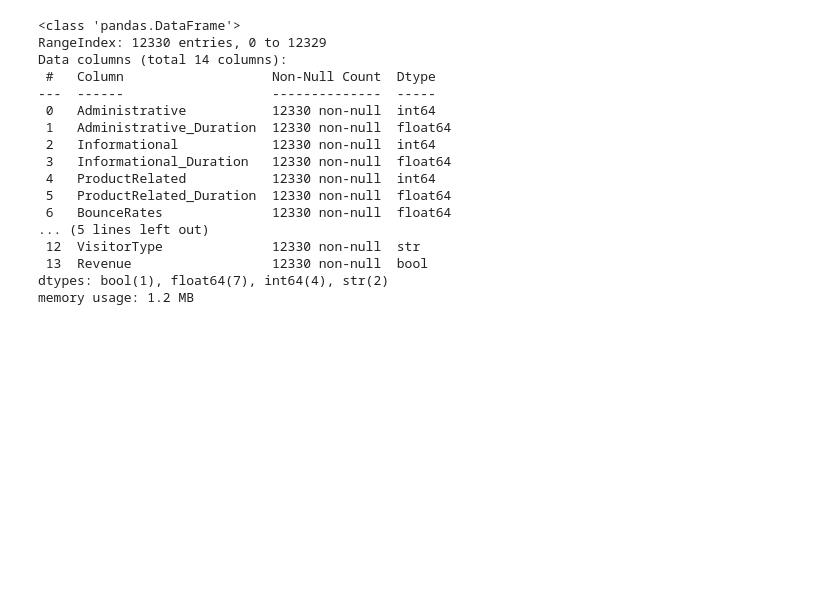
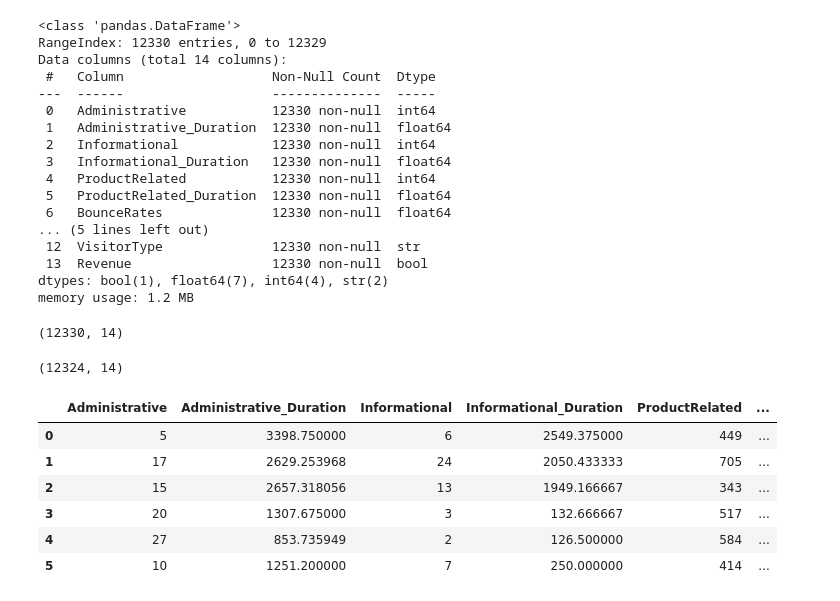
Before and after one commit to AnnaMalaschenko/Ecommerce-Shopper-Behavior, a Jupyter notebook: notebooks/preprocessing.ipynb, the cells around one changed output. Cells and saved outputs as stored; diff of their text form; code cells hidden in the pictures; blank space fills up the shorter version.

```diff
--- a/notebooks/preprocessing.ipynb
+++ b/notebooks/preprocessing.ipynb
@@ -24,3 +24,23 @@ Data columns (total 14 columns):
  13  Revenue                  12330 non-null  bool
 dtypes: bool(1), float64(7), int64(4), str(2)
 memory usage: 1.2 MB
+# %%
+df.shape
+# %% [output]
+(12330, 14)
+# %%
+df = df[~((df['Administrative'] + df['Informational'] + df['ProductRelated']) == 0)]
+df.shape
+# %% [output]
+(12324, 14)
+# %%
+df = df.sort_values('ProductRelated_Duration', ascending=False).reset_index(drop=True)
+df.head(6)
+# %% [output]
+|  | Administrative | Administrative_Duration | Informational | Informational_Duration | ProductRelated | ... |
+| 0 | 5 | 3398.750000 | 6 | 2549.375000 | 449 | ... |
+| 1 | 17 | 2629.253968 | 24 | 2050.433333 | 705 | ... |
+| 2 | 15 | 2657.318056 | 13 | 1949.166667 | 343 | ... |
+| 3 | 20 | 1307.675000 | 3 | 132.666667 | 517 | ... |
+| 4 | 27 | 853.735949 | 2 | 126.500000 | 584 | ... |
+| 5 | 10 | 1251.200000 | 7 | 250.000000 | 414 | ... |
```
Also changed, not shown: parts of 43 cells of this notebook, 2 other files.
